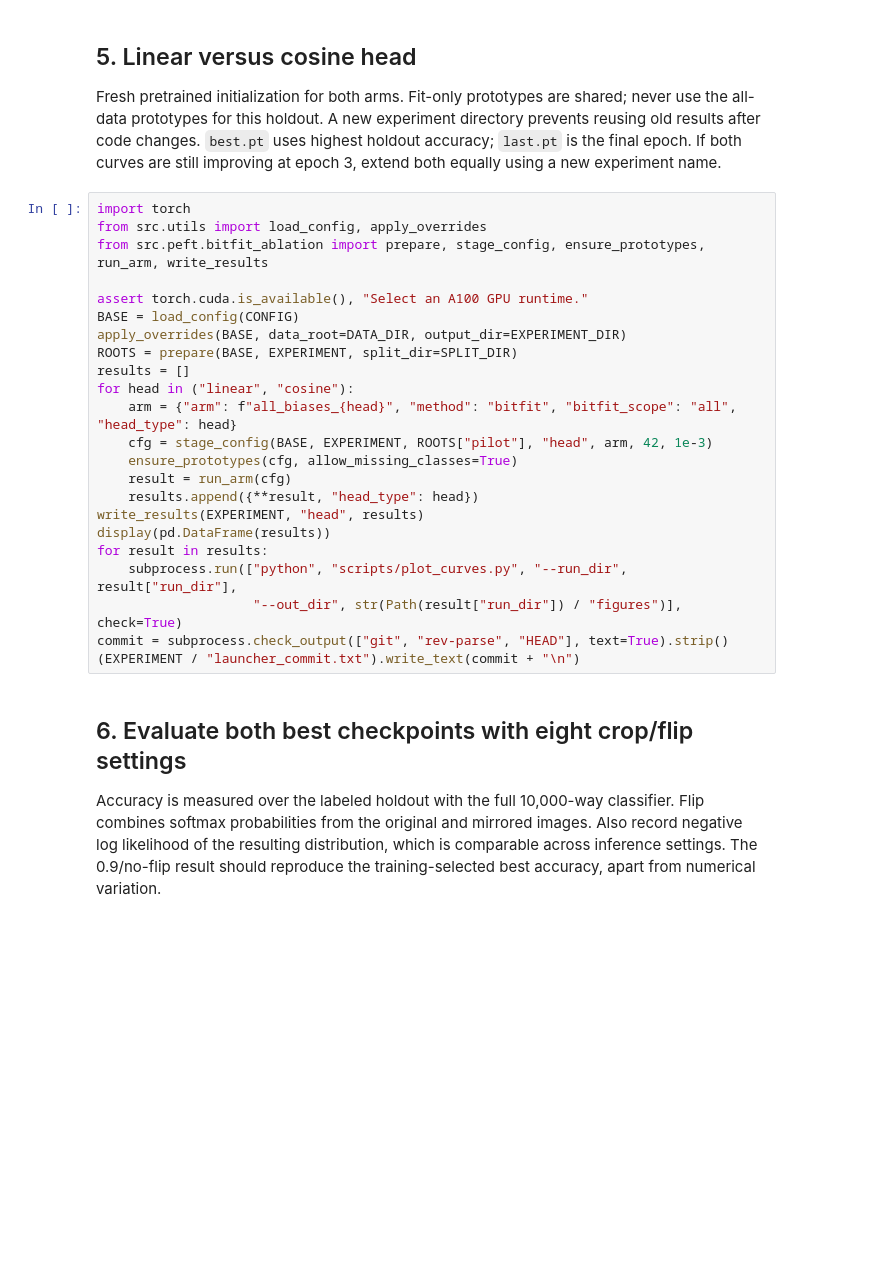
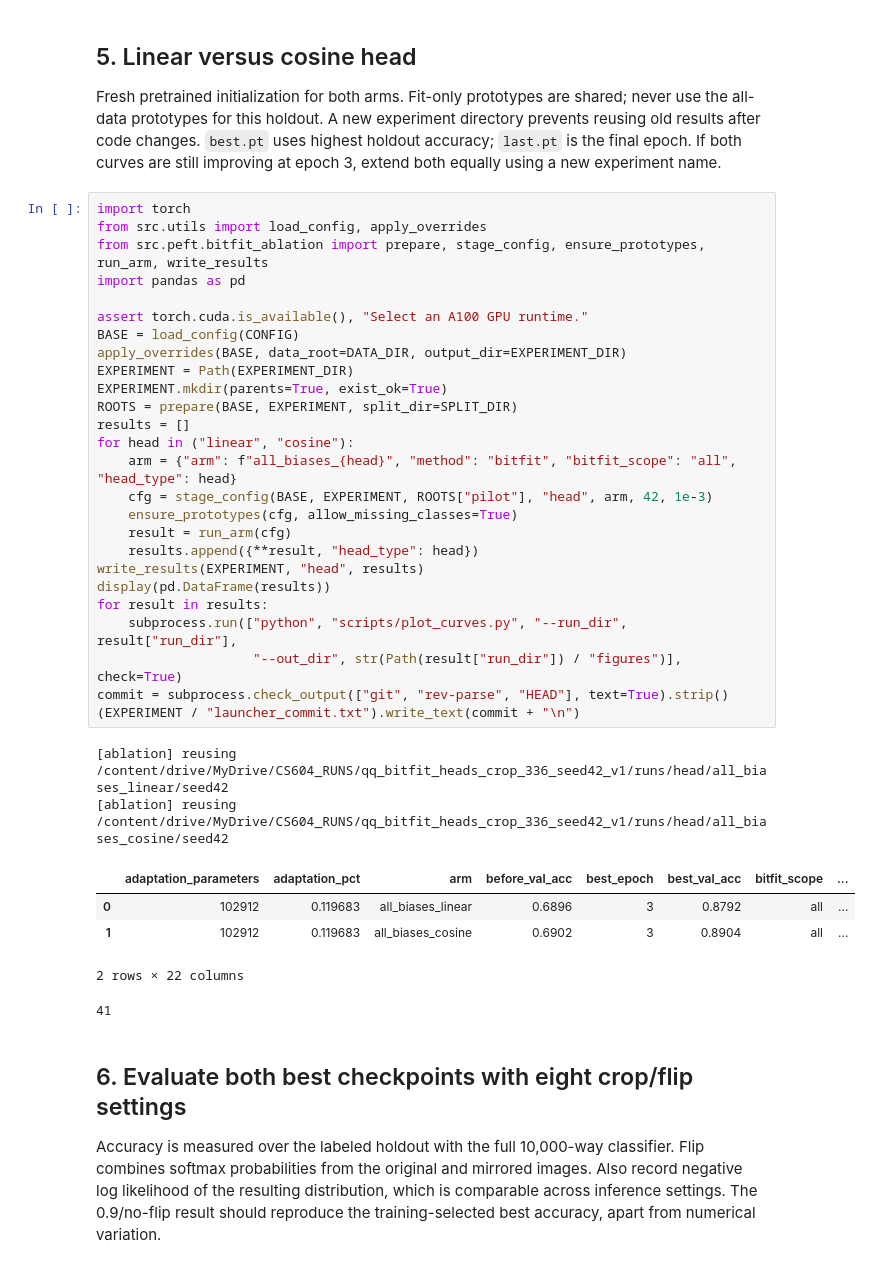
Before and after one commit to keaidewoq/cs604-project, a Jupyter notebook: notebooks/colab_launcher_qq_bitfit_improvements.ipynb, the cells around one changed output. Drawn from its saved outputs; the diff is of its cells as text; blank space fills up the shorter version.

```diff
--- a/notebooks/colab_launcher_qq_bitfit_improvements.ipynb
+++ b/notebooks/colab_launcher_qq_bitfit_improvements.ipynb
@@ -85,26 +113,37 @@ Fresh pretrained initialization for both arms. Fit-only prototypes are shared; n
 # %%
 import torch
 from src.utils import load_config, apply_overrides
 from src.peft.bitfit_ablation import prepare, stage_config, ensure_prototypes, run_arm, write_results
+import pandas as pd
 
 assert torch.cuda.is_available(), "Select an A100 GPU runtime."
 BASE = load_config(CONFIG)
 apply_overrides(BASE, data_root=DATA_DIR, output_dir=EXPERIMENT_DIR)
+EXPERIMENT = Path(EXPERIMENT_DIR)
+EXPERIMENT.mkdir(parents=True, exist_ok=True)
 ROOTS = prepare(BASE, EXPERIMENT, split_dir=SPLIT_DIR)
 results = []
 for head in ("linear", "cosine"):
     arm = {"arm": f"all_biases_{head}", "method": "bitfit", "bitfit_scope": "all", "head_type": head}
     cfg = stage_config(BASE, EXPERIMENT, ROOTS["pilot"], "head", arm, 42, 1e-3)
     ensure_prototypes(cfg, allow_missing_classes=True)
     result = run_arm(cfg)
     results.append({**result, "head_type": head})
 write_results(EXPERIMENT, "head", results)
 display(pd.DataFrame(results))
 for result in results:
     subprocess.run(["python", "scripts/plot_curves.py", "--run_dir", result["run_dir"],
                     "--out_dir", str(Path(result["run_dir"]) / "figures")], check=True)
 commit = subprocess.check_output(["git", "rev-parse", "HEAD"], text=True).strip()
 (EXPERIMENT / "launcher_commit.txt").write_text(commit + "\n")
+# %% [output]
+[ablation] reusing /content/drive/MyDrive/CS604_RUNS/qq_bitfit_heads_crop_336_seed42_v1/runs/head/all_biases_linear/seed42
+[ablation] reusing /content/drive/MyDrive/CS604_RUNS/qq_bitfit_heads_crop_336_seed42_v1/runs/head/all_biases_cosine/seed42
+|  | adaptation_parameters | adaptation_pct | arm | before_val_acc | best_epoch | best_val_acc | bitfit_scope | ... |
+| 0 | 102912 | 0.119683 | all_biases_linear | 0.6896 | 3 | 0.8792 | all | ... |
+| 1 | 102912 | 0.119683 | all_biases_cosine | 0.6902 | 3 | 0.8904 | all | ... |
+2 rows × 22 columns
+41
 # %% [markdown]
 ## 6. Evaluate both best checkpoints with eight crop/flip settings
 
```
Also changed, not shown: parts of 5 cells of this notebook.
